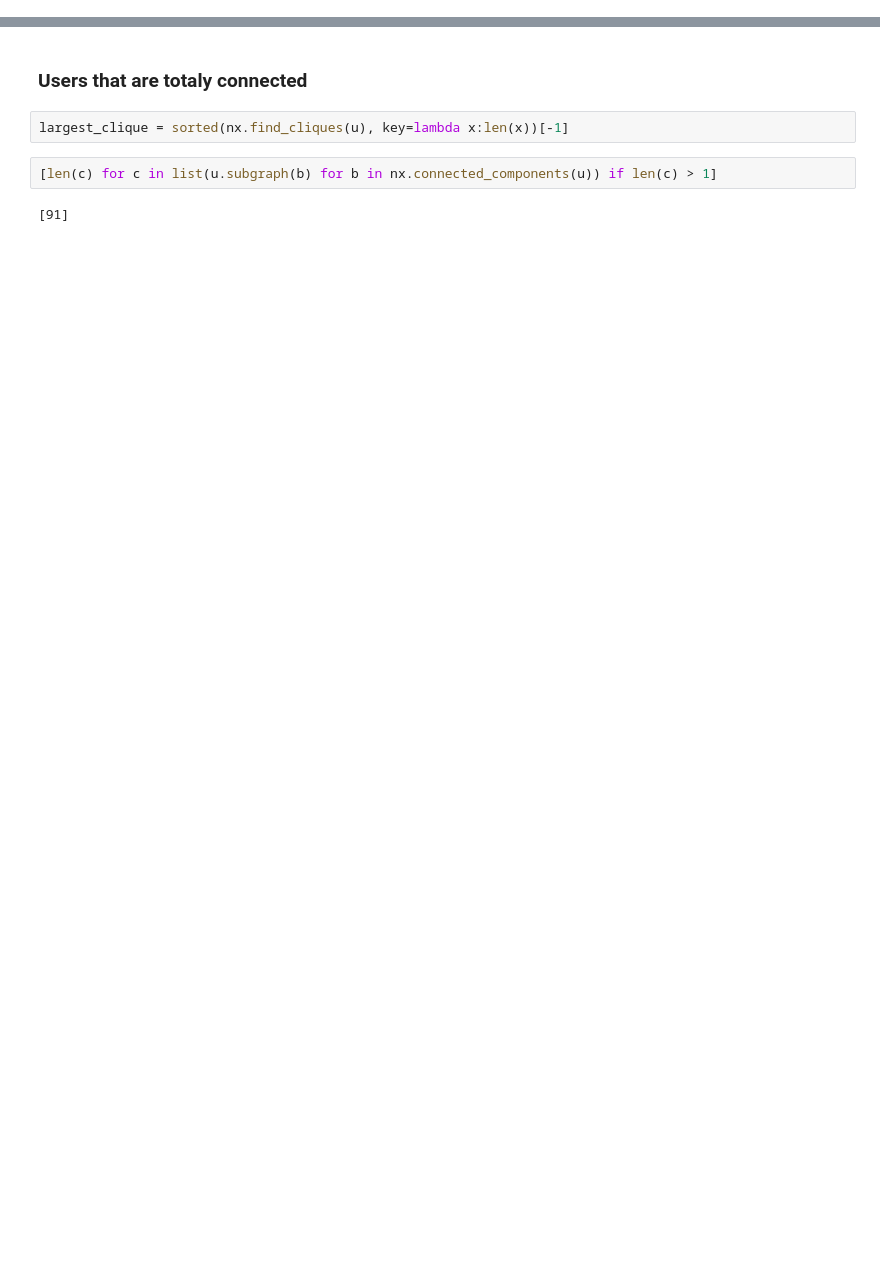
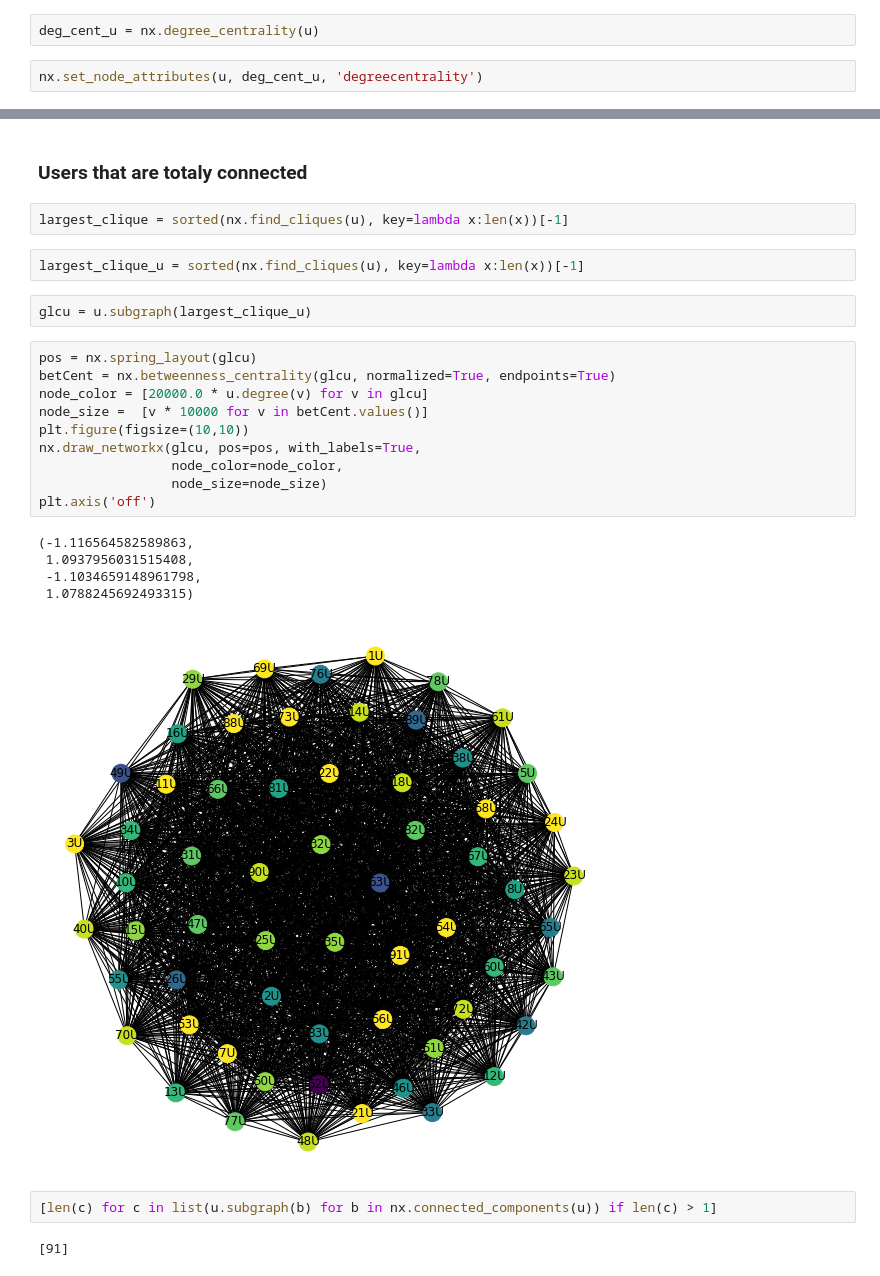
Before and after one commit to AlainKuiete/DATA620ASSIGNMENTS, a Jupyter notebook: data620Project2rating.ipynb, the cells around one changed output, grey strips where cells are left out. Cells and saved outputs as stored; diff of their text form; blank space fills up the shorter version.

```diff
--- a/data620Project2rating.ipynb
+++ b/data620Project2rating.ipynb
@@ -145,0 +153,4 @@ print(top_dc)
+# %%
+deg_cent_u = nx.degree_centrality(u)
+# %%
+nx.set_node_attributes(u, deg_cent_u, 'degreecentrality')
@@ -196,6 +229,26 @@ Top 10 nodes by Eigenvector centrality:
 ### Users that are totaly connected
 # %%
 largest_clique = sorted(nx.find_cliques(u), key=lambda x:len(x))[-1]
+# %%
+largest_clique_u = sorted(nx.find_cliques(u), key=lambda x:len(x))[-1]
+# %%
+glcu = u.subgraph(largest_clique_u)
+# %%
+pos = nx.spring_layout(glcu)
+betCent = nx.betweenness_centrality(glcu, normalized=True, endpoints=True)
+node_color = [20000.0 * u.degree(v) for v in glcu]
+node_size =  [v * 10000 for v in betCent.values()]
+plt.figure(figsize=(10,10))
+nx.draw_networkx(glcu, pos=pos, with_labels=True,
+                 node_color=node_color,
+                 node_size=node_size)
+plt.axis('off')
+# %% [output]
+(-1.116564582589863,
+ 1.0937956031515408,
+ -1.1034659148961798,
+ 1.0788245692493315)
+[figure, added]
 # %%
 [len(c) for c in list(u.subgraph(b) for b in nx.connected_components(u)) if len(c) > 1]
 # %% [output]
```
Also changed, not shown: parts of 24 cells of this notebook.
